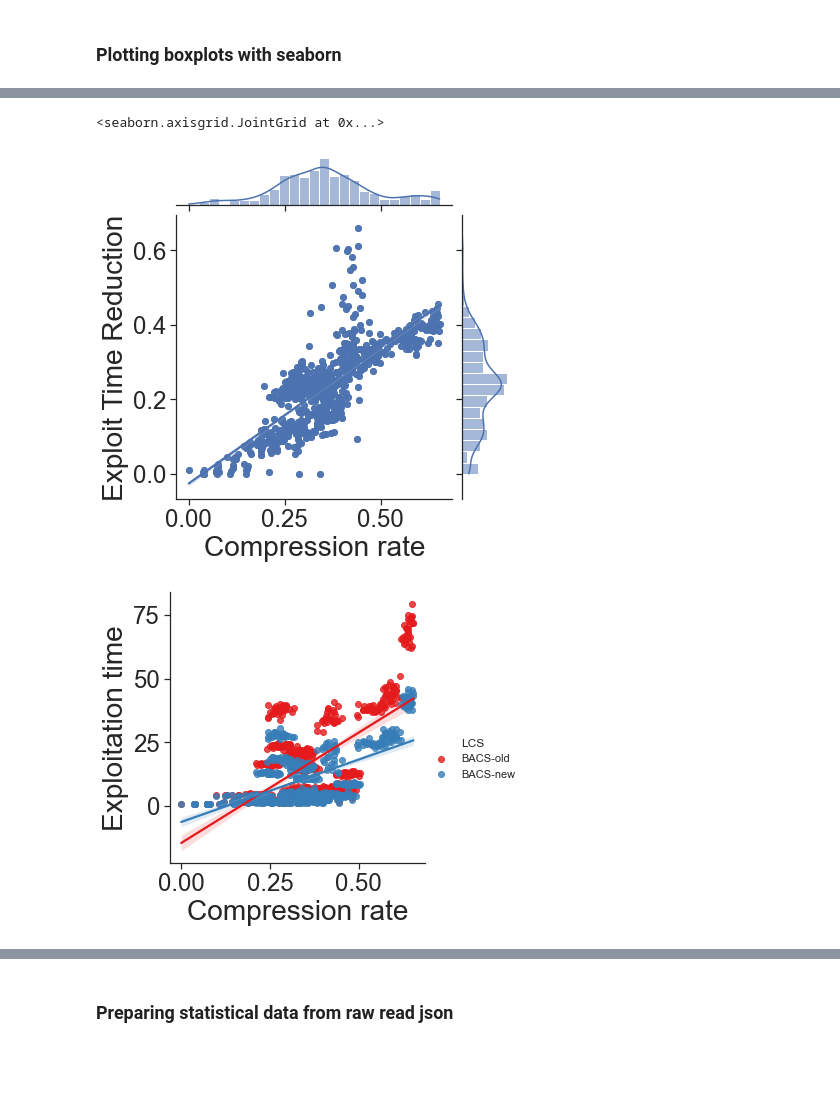
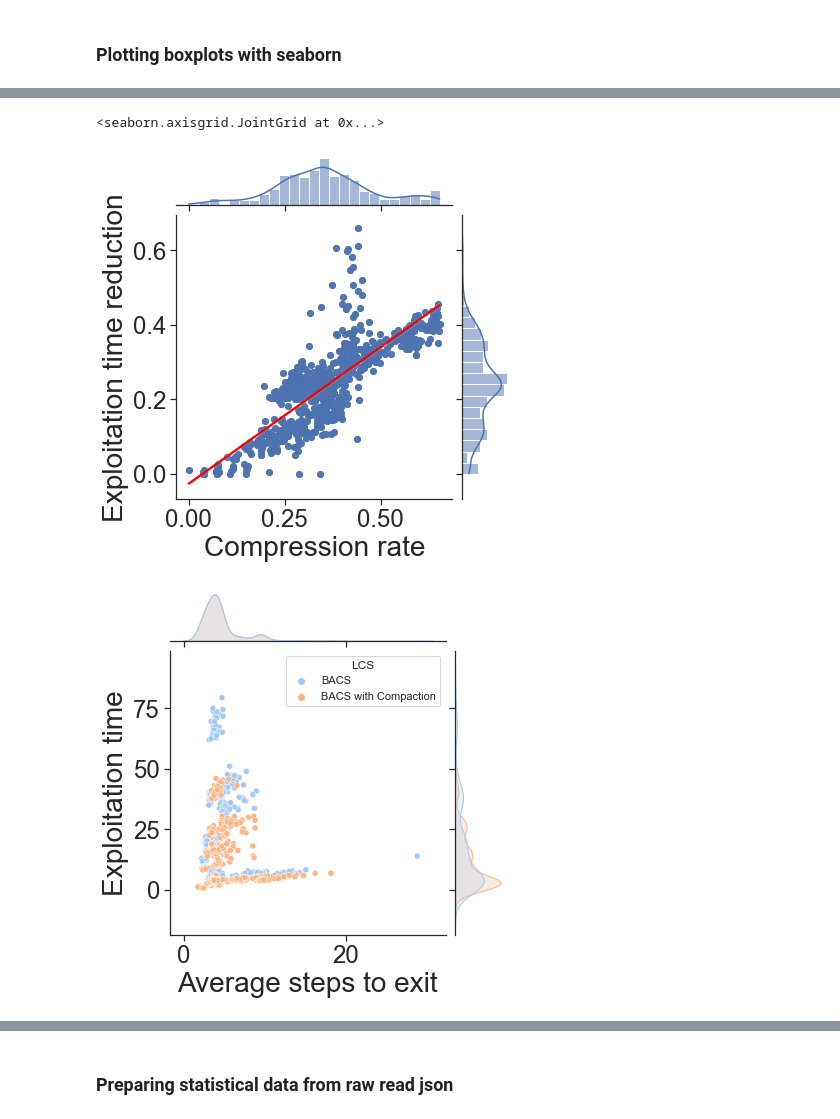
Before and after one commit to RomainOr/Reasoning-with-ALCS, a Jupyter notebook: example/MazeBoxplot-ZIP.ipynb, the cells around one changed output, grey strips where cells are left out. Drawn from its saved outputs; the diff is of its cells as text; code cells hidden in the pictures; blank space fills up the shorter version.

```diff
--- a/example/MazeBoxplot-ZIP.ipynb
+++ b/example/MazeBoxplot-ZIP.ipynb
@@ -82,9 +82,12 @@ def prepare_pandas_plotting_data(raw_data, exp_list, exp_list_names):
         'Mean realiable classifier specificity':[],
         'Average EP Accumulated Error (%)':[],
         'Average steps to exit':[],
-        'Exploitation time':[],
+        'Exploitation time':[]
+    }
+    cleaned_data_single = {
+        'Maze':[],
         'Compression rate':[],
-        'Exploit Time Reduction':[]
+        'Exploitation time reduction':[]
     }
     nb_of_environments = 0
     for i in range(len(exp_list_names)):
@@ -95,8 +98,10 @@ def prepare_pandas_plotting_data(raw_data, exp_list, exp_list_names):
                     cleaned_data['LCS'].append(exp_list_names[i])
                     if item['maze'][:-3] == "Woods101demi":
                         cleaned_data['Maze'].append("Woods101.5")
+                        cleaned_data_single['Maze'].append("Woods101.5")
                     else:
                         cleaned_data['Maze'].append(item['maze'][:-3])
+                        cleaned_data_single['Maze'].append(item['maze'][:-3])
                     if i % 2 == 0:
                         cleaned_data['Knowledge (%)'].append(
                             item['old_knowledge_list'][idx]
@@ -147,18 +152,19 @@ def prepare_pandas_plotting_data(raw_data, exp_list, exp_list_names):
                         cleaned_data['Exploitation time'].append(
                             item['new_time_list'][idx]
                         )
-                    cleaned_data['Compression rate'].append(
+                    cleaned_data_single['Compression rate'].append(
                         1. - item['new_population_list'][idx] / item['old_population_list'][idx]
                     )
-                    cleaned_data['Exploit Time Reduction'].append(
+                    cleaned_data_single['Exploitation time reduction'].append(
                         max(1. - item['new_time_list'][idx] / item['old_time_list'][idx], 0.)
                     )
 
     nb_of_environments /= len(exp_list)
     pandas_data = pd.DataFrame(cleaned_data)
-    return nb_of_environments, pandas_data
+    pandas_data_single = pd.DataFrame(cleaned_data_single)
+    return nb_of_environments, pandas_data, pandas_data_single
 
-nb_of_environments, pandas_data = prepare_pandas_plotting_data(raw_data, exp_list, exp_list_names)
+nb_of_environments, pandas_data, pandas_data_single = prepare_pandas_plotting_data(raw_data, exp_list, exp_list_names)
 # %% [markdown]
 ### Plotting boxplots with seaborn
 # %%
@@ -394,27 +441,23 @@ if produce_graph:
 # %%
-sns.jointplot(
+g = sns.jointplot(
     x="Compression rate",
-    y="Exploit Time Reduction",
-    data=pandas_data,
-    kind="reg",
-    palette='pastel'
+    y="Exploitation time reduction",
+    data=pandas_data_single,
+    kind="reg"
 )
-sns.lmplot(
-    x="Compression rate",
-    y="Exploitation time",
-    hue = 'LCS',
-    data=pandas_data,
-    palette='Set1',
-    fit_reg=True
-)
+regline = g.ax_joint.get_lines()[0]
+regline.set_color('red')
+regline.set_zorder(5)
+
+
 sns.jointplot(
     x="Average steps to exit",
     y="Exploitation time",
     hue = 'LCS',
     data=pandas_data,
     palette='pastel'
 )
 # %% [output]
 <seaborn.axisgrid.JointGrid at 0x...>
-[figure, old version]
+[figure, new version]
-[figure, old version]
+[figure, new version]
```
Also changed, not shown: parts of 16 cells of this notebook.
